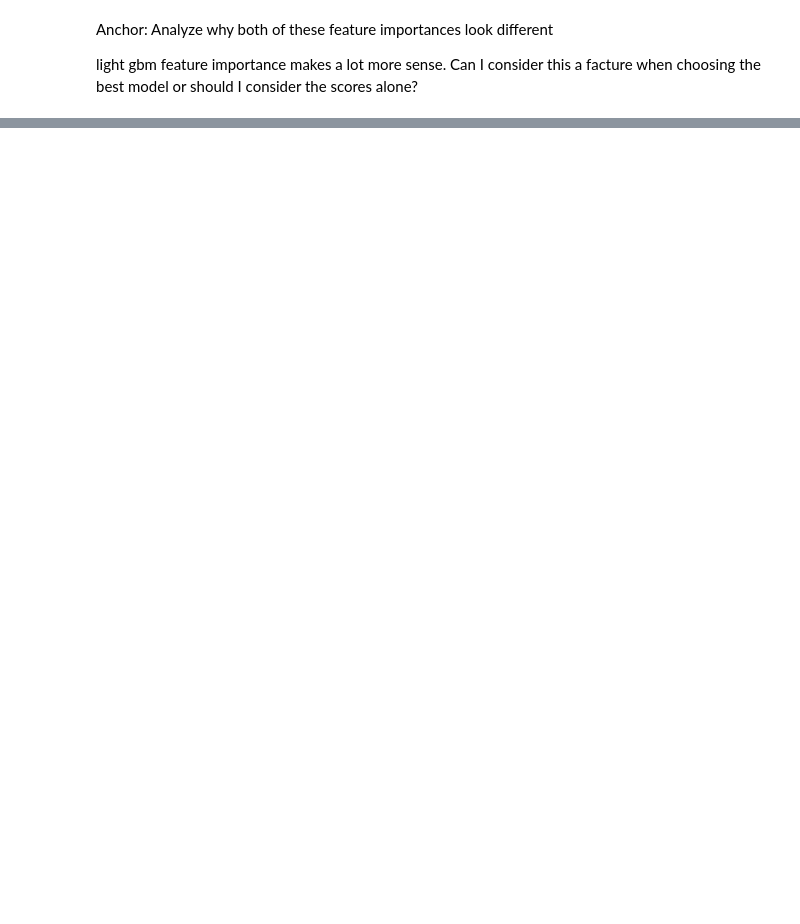
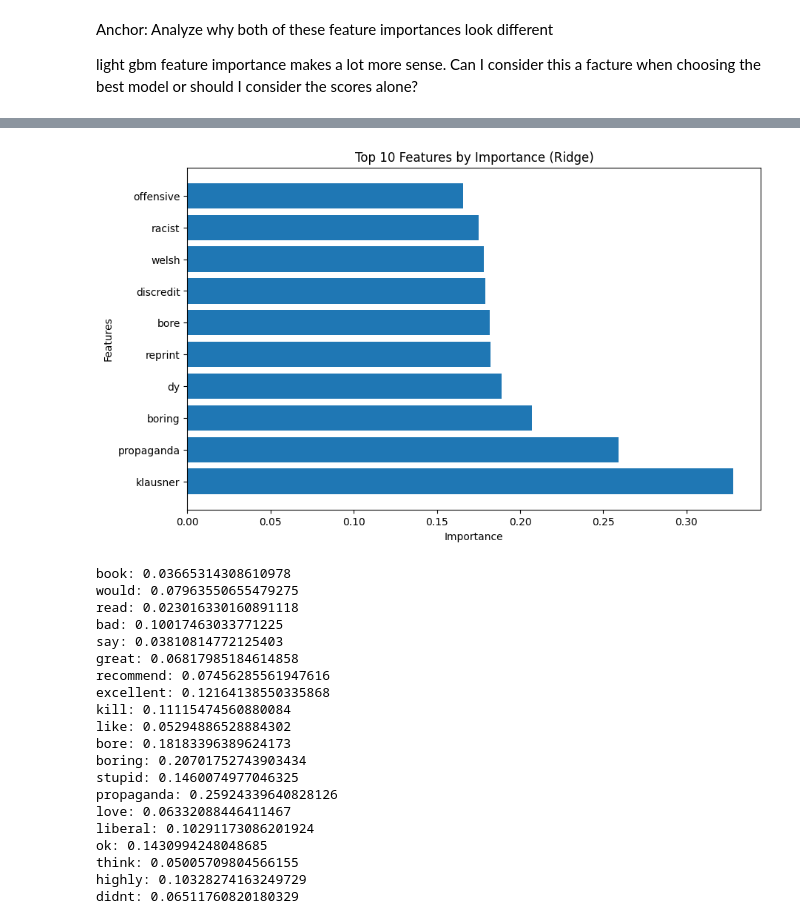
Before and after one commit to rameshs-data/AmazonReview_UsefulnessRanker, a Jupyter notebook: AmazonReview_UsefulnessRanker.ipynb, the cells around one changed output, grey strips where cells are left out. Saved outputs shown, nothing was run; the diff lists cells and outputs as text; code cells hidden in the pictures; blank space fills up the shorter version.

Commit message:
Modelling and finalizing results

```diff
--- a/AmazonReview_UsefulnessRanker.ipynb
+++ b/AmazonReview_UsefulnessRanker.ipynb
@@ -1207,3 +1324,45 @@ LightGBM RMSE: 0.16788972057679682
+# %%
+importance = np.abs(ridge_model.coef_)
+feature_importance = importance / np.sum(importance)
+
+feature_names = vectorizer.get_feature_names_out()
+sorted_indices = np.argsort(importance)[::-1]
+top_features = feature_names[sorted_indices]
+top_importance = importance[sorted_indices]
+
+plt.figure(figsize=(10, 6))
+plt.barh(top_features[:10], top_importance[:10])
+plt.title('Top 10 Features by Importance (Ridge)')
+plt.xlabel('Importance')
+plt.ylabel('Features')
+plt.show()
+
+# Print top features and their importance scores
+top_features = [(feature_names[i], importance[i]) for i in indices[:top_n]]
+for feature, score in top_features:
+    print(f"{feature}: {score}")
+# %% [output]
+[figure, added]
+book: 0.03665314308610978
+would: 0.07963550655479275
+read: 0.023016330160891118
+bad: 0.10017463033771225
+say: 0.03810814772125403
+great: 0.06817985184614858
+recommend: 0.07456285561947616
+excellent: 0.12164138550335868
+kill: 0.11115474560880084
+like: 0.05294886528884302
+bore: 0.18183396389624173
+boring: 0.20701752743903434
+stupid: 0.1460074977046325
+propaganda: 0.25924339640828126
+love: 0.06332088446411467
+liberal: 0.10291173086201924
+ok: 0.1430994248048685
+think: 0.05005709804566155
+highly: 0.10328274163249729
+didnt: 0.06511760820180329
 # %%
 # Extract feature importance
 importance = lgb_model.feature_importances_
```
Also changed, not shown: parts of 43 cells of this notebook.
